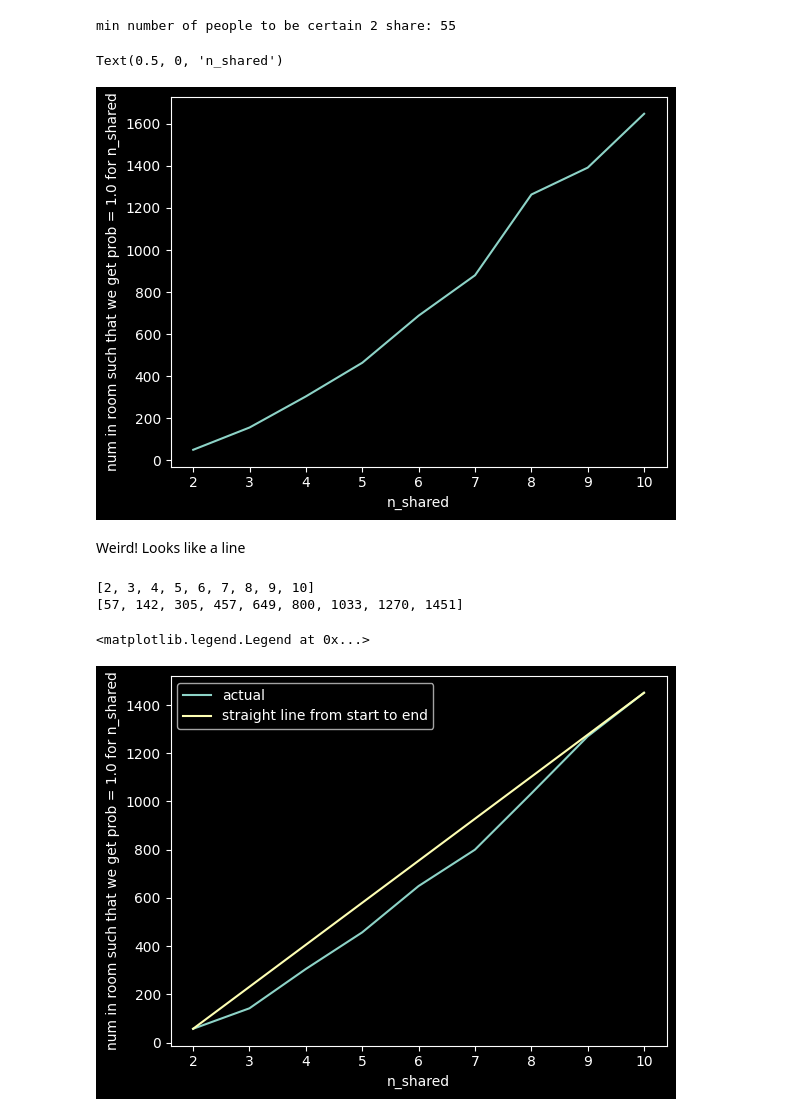
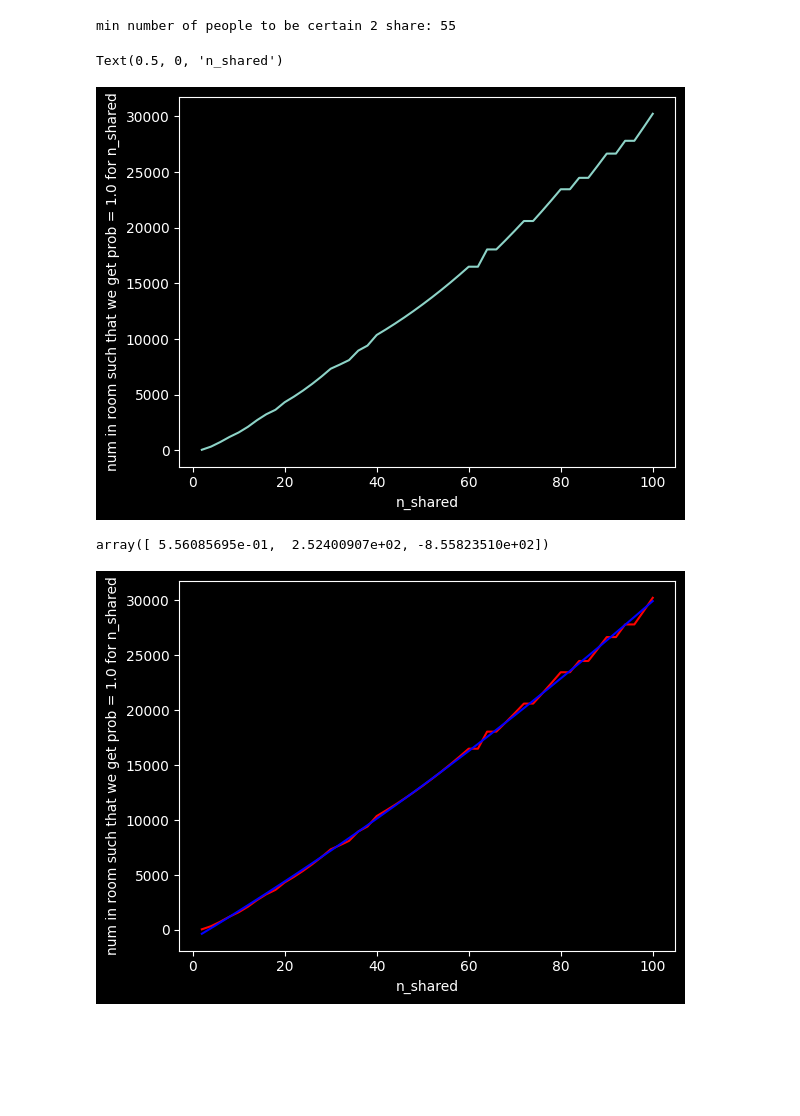
Before and after one commit to xnought/foundation, a Jupyter notebook: articles/birthday_paradox.ipynb, the cells around one changed output. Drawn from its saved outputs; the diff is of its cells as text; code cells hidden in the pictures; blank space fills up the shorter version.

```diff
--- a/articles/birthday_paradox.ipynb
+++ b/articles/birthday_paradox.ipynb
@@ -140,31 +140,32 @@ print("min number of people to be certain 2 share:", min_room_per_n_shared(n_sha
 min number of people to be certain 2 share: 55
 # %%
 minN = []
-shared = 10
 skip = 1
-for i in tqdm(range(2, shared+1)):
+shared = 100
+shared_range = range(2, shared+1, 2)
+for i in tqdm(shared_range):
 	mini = min_room_per_n_shared(n_shared=i, min_n_room=minN[-1] if len(minN) > 0 else 2, skip=skip)
-	skip *= 2
+	skip += 25
 	minN.append(mini)
 # %%
-plt.plot(range(2, shared+1), minN)
+plt.plot(shared_range, minN)
 plt.ylabel("num in room such that we get prob = 1.0 for n_shared")
 plt.xlabel("n_shared")
 # %% [output]
 Text(0.5, 0, 'n_shared')
-[figure, old version]
+[figure, new version]
-# %% [markdown]
-Weird! Looks like a line
+# %%
+from scipy import odr
+data = odr.Data(shared_range, minN)
+odr_obj = odr.ODR(data, odr.quadratic)
+output = odr_obj.run()
+t = lambda x: output.beta[0]*x**2 + output.beta[1]*x + output.beta[2]
 # %%
-print(list(range(2, shared+1)))
-print(minN)
-plt.plot(range(2, shared+1), minN, label="actual")
-plt.plot([2, 10], [57, 1451], label="straight line from start to end")
+plt.plot(shared_range, minN, c="red")
+plt.plot(shared_range, [t(x) for x in shared_range], c="blue")
 plt.ylabel("num in room such that we get prob = 1.0 for n_shared")
 plt.xlabel("n_shared")
-plt.legend()
+output.beta
 # %% [output]
-[2, 3, 4, 5, 6, 7, 8, 9, 10]
-[57, 142, 305, 457, 649, 800, 1033, 1270, 1451]
+array([ 5.56085695e-01,  2.52400907e+02, -8.55823510e+02])
-<matplotlib.legend.Legend at 0x...>
-[figure, old version]
+[figure, new version]
```
Also changed, not shown: parts of 5 cells of this notebook, 1 other file.
